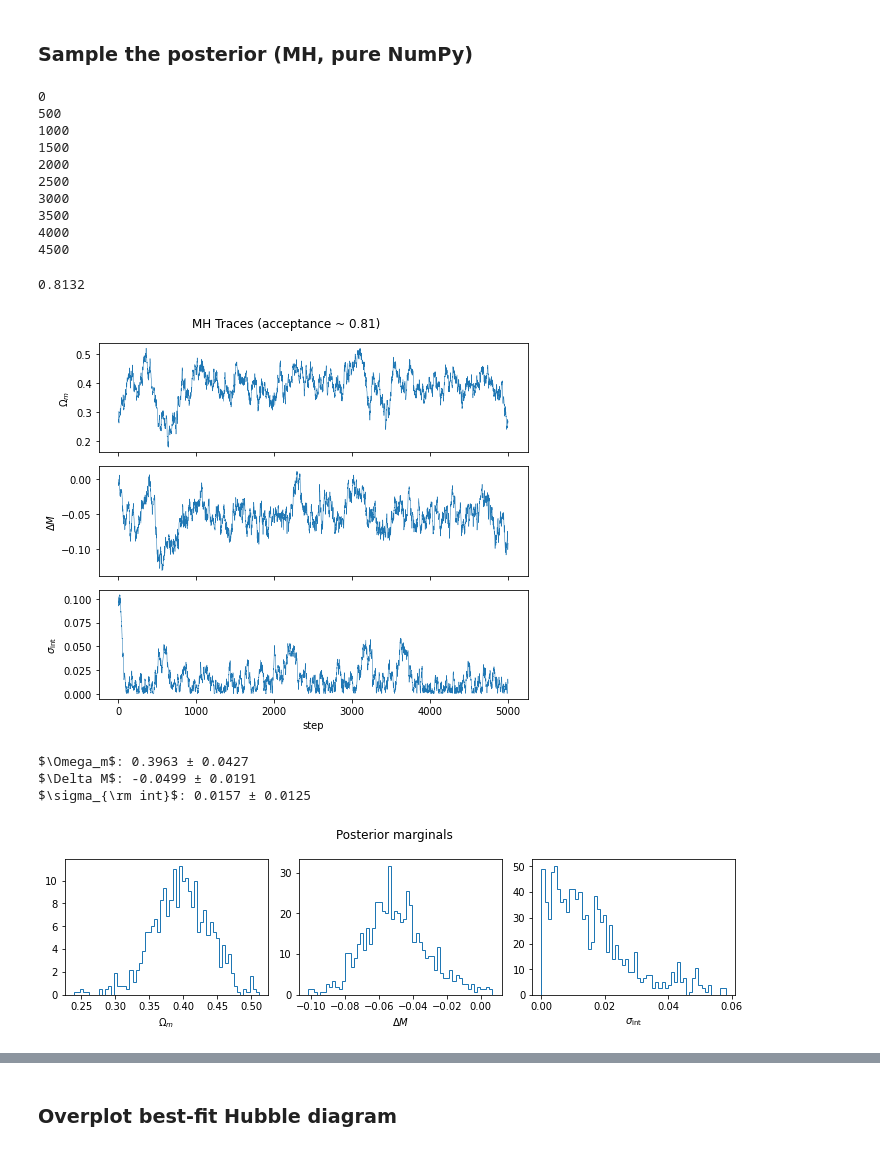
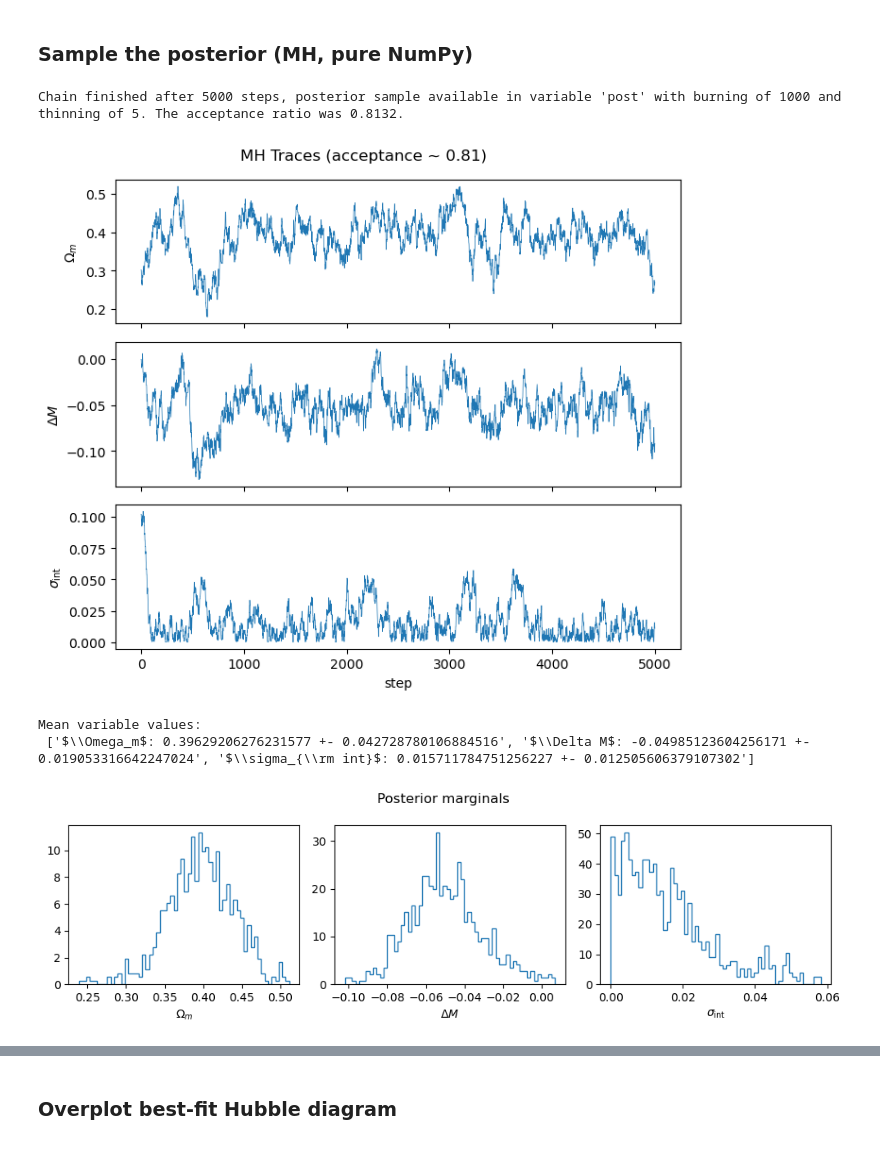
Before and after one commit to fforster/AS4501, a Jupyter notebook: Bayesian/Bayesian_Cosmology.ipynb, the cells around one changed output, grey strips where cells are left out. Saved outputs shown, nothing was run; the diff lists cells and outputs as text; code cells hidden in the pictures.

```diff
--- a/Bayesian/Bayesian_Cosmology.ipynb
+++ b/Bayesian/Bayesian_Cosmology.ipynb
@@ -113,10 +115,11 @@ def mh_sampler(logpost, x, y, yerr, theta0, nsteps=20000, prop_scales=(0.05,0.05
     return chain, acc/nsteps
 
 theta0 = np.array([0.0, 0.0, 0.5])
-chain, acc_rate = mh_sampler(log_posterior, x, y, yerr, theta0, nsteps=25000, prop_scales=(0.02,0.02,0.01), rng=None)
+nsteps = 25000
+chain, acc_rate = mh_sampler(log_posterior, x, y, yerr, theta0, nsteps=nsteps, prop_scales=(0.02,0.02,0.01), rng=None)
 burn = 5000
 thin = 5
 post = chain[burn::thin]
 
-acc_rate
+print(f"Chain finished after {nsteps} steps, posterior sample available in variable 'post' with burning of {burn} and thinning of {thin}. The acceptance ratio was {acc_rate}.")
 # %% [output]
@@ -311,7 +329,7 @@ def mh_sampler(logpost, z, mu, smu, theta0, nsteps=5000, prop_scales=(0.02, 0.01
     acc = 0
     for i in range(nsteps):
         if np.mod(i, 500) == 0:
-            print(i)
+            print(i, end="\r")
         proposal = theta + rng.normal(0, prop_scales, size=len(theta))
         logp_prop = logpost(proposal, z, mu, smu)
         if np.log(rng.random()) < (logp_prop - logp):
@@ -322,43 +340,32 @@ def mh_sampler(logpost, z, mu, smu, theta0, nsteps=5000, prop_scales=(0.02, 0.01
     return chain, acc/nsteps
 
 theta0 = [0.3, 0.0, 0.1]
-chain, acc_rate = mh_sampler(log_posterior, z, mu, smu, theta0, nsteps=5000, prop_scales=(0.01,0.005,0.003))
+labels = [r"$\Omega_m$", r"$\Delta M$", r"$\sigma_{\rm int}$"]
+nsteps = 5000
+chain, acc_rate = mh_sampler(log_posterior, z, mu, smu, theta0, nsteps=nsteps, prop_scales=(0.01,0.005,0.003))
 
 burn, thin = 1000, 5
 post = chain[burn::thin]
-acc_rate
+
+print(f"Chain finished after {nsteps} steps, posterior sample available in variable 'post' with burning of {burn} and thinning of {thin}. The acceptance ratio was {acc_rate}.")
 # %% [output]
-0
-500
-1000
-1500
-2000
-2500
-3000
-3500
-4000
-4500
+Chain finished after 5000 steps, posterior sample available in variable 'post' with burning of 1000 and thinning of 5. The acceptance ratio was 0.8132.
-0.8132
 # %%
-labels = [r"$\Omega_m$", r"$\Delta M$", r"$\sigma_{\rm int}$"]
-
 fig, axes = plt.subplots(3,1, figsize=(7,6), sharex=True)
 for i, ax in enumerate(axes):
     ax.plot(chain[:,i], lw=0.5)
     ax.set_ylabel(labels[i])
 axes[-1].set_xlabel("step")
 fig.suptitle(f"MH Traces (acceptance ~ {acc_rate:.2f})")
 plt.tight_layout(); plt.show()
 
 means = np.mean(post, axis=0)
 stds = np.std(post, axis=0)
-for L, m, s in zip(labels, means, stds):
-    print(f"{L}: {m:.4f} ± {s:.4f}")
+print(f"Mean variable values:\n {[f"{lab}: {mean} +- {std}" for (lab, mean, std) in zip(labels, np.mean(post, axis=0), np.std(post, axis=0))]}")
 # %% [output]
-[figure, old version]
+[figure, new version]
-$\Omega_m$: 0.3963 ± 0.0427
-$\Delta M$: -0.0499 ± 0.0191
-$\sigma_{\rm int}$: 0.0157 ± 0.0125
+Mean variable values:
+ ['$\\Omega_m$: 0.39629206276231577 +- 0.042728780106884516', '$\\Delta M$: -0.04985123604256171 +- 0.019053316642247024', '$\\sigma_{\\rm int}$: 0.015711784751256227 +- 0.012505606379107302']
 # %%
 fig, axes = plt.subplots(1,3, figsize=(10,3))
 for i, ax in enumerate(axes):
@@ -367,4 +374,4 @@ for i, ax in enumerate(axes):
 plt.suptitle("Posterior marginals")
 plt.tight_layout(); plt.show()
 # %% [output]
-[figure, old version]
+[figure, new version]
```
Also changed, not shown: parts of 31 cells of this notebook.
